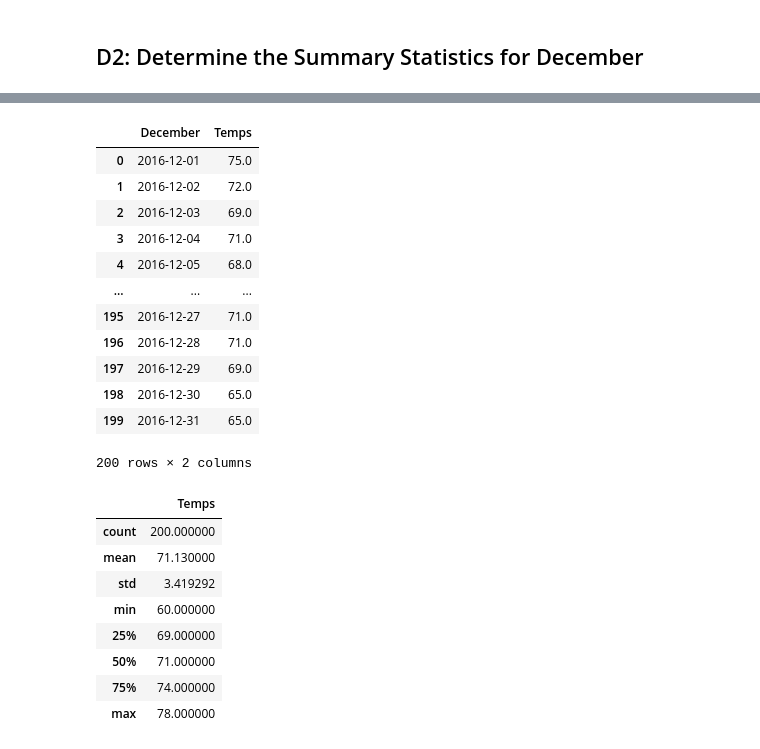
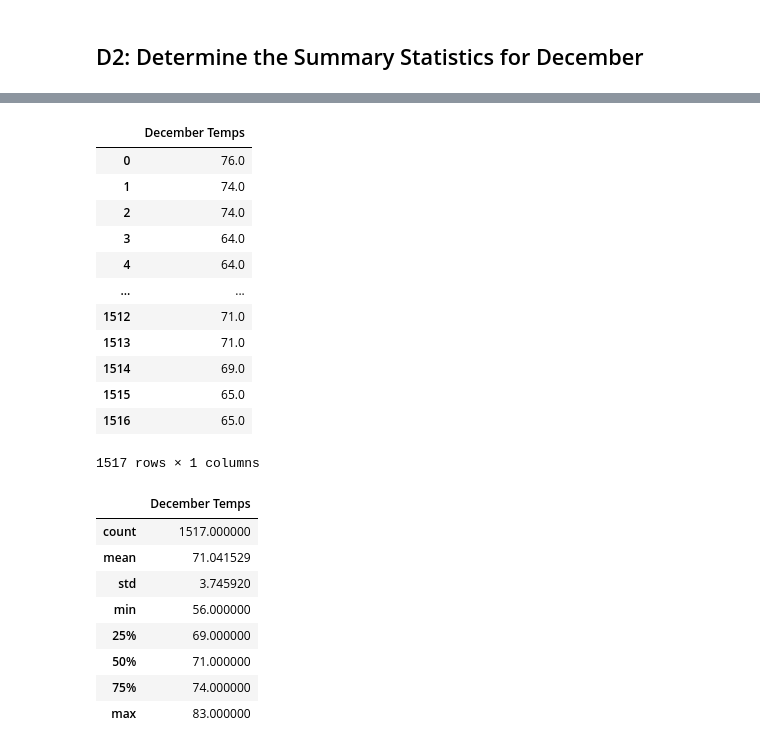
Before and after one commit to SamvsP4K/surfs_up, a Jupyter notebook: Assignment/SurfsUp_Challenge.ipynb, the cells around one changed output, grey strips where cells are left out. Saved outputs shown, nothing was run; the diff lists cells and outputs as text; code cells hidden in the pictures.

```diff
--- a/Assignment/SurfsUp_Challenge.ipynb
+++ b/Assignment/SurfsUp_Challenge.ipynb
@@ -100,8 +94,4 @@ df.describe()
 ## D2: Determine the Summary Statistics for December
 # %%
 # 6. Write a query that filters the Measurement table to retrieve the temperatures for the month of December.
-startDate = datetime.date(2016,12,1)
-endDate = datetime.date(2016,12,31)
-
-results = session.query(Measurement.date,Measurement.tobs).filter(Measurement.date >= startDate, Measurement.date <= endDate).all()
-results
+dec_temps = session.query(Measurement).filter(extract('month', Measurement.date) == 12)
@@ -126,5 +98,5 @@ results
 # %%
 # 7. Convert the December temperatures to a list.
-results_type = type(results)
-results_type
+dec_temps_list = [temp.tobs for temp in dec_temps]
+dec_temps_list
 # %% [output]
@@ -132,33 +120,34 @@ list
 # %%
 # 8. Create a DataFrame from the list of temperatures for the month of December.
-df_December = pd.DataFrame(results,columns=["December","Temps"])
-df_December
+dec_df = pd.DataFrame(dec_temps_list,columns=['December Temps'])
+dec_df
 # %% [output]
-|  | December | Temps |
-| 0 | 2016-12-01 | 75.0 |
-| 1 | 2016-12-02 | 72.0 |
-| 2 | 2016-12-03 | 69.0 |
-| 3 | 2016-12-04 | 71.0 |
-| 4 | 2016-12-05 | 68.0 |
-| ... | ... | ... |
-| 195 | 2016-12-27 | 71.0 |
-| 196 | 2016-12-28 | 71.0 |
-| 197 | 2016-12-29 | 69.0 |
-| 198 | 2016-12-30 | 65.0 |
-| 199 | 2016-12-31 | 65.0 |
+|  | December Temps |
+| 0 | 76.0 |
+| 1 | 74.0 |
+| 2 | 74.0 |
+| 3 | 64.0 |
+| 4 | 64.0 |
+| ... | ... |
+| 1512 | 71.0 |
+| 1513 | 71.0 |
+| 1514 | 69.0 |
+| 1515 | 65.0 |
+| 1516 | 65.0 |
-200 rows × 2 columns
+1517 rows × 1 columns
 # %%
 # 9. Calculate and print out the summary statistics for the Decemeber temperature DataFrame.
-df_December.describe()
+#df_December.describe()
+dec_df.describe()
 # %% [output]
-|  | Temps |
-| count | 200.000000 |
-| mean | 71.130000 |
-| std | 3.419292 |
-| min | 60.000000 |
+|  | December Temps |
+| count | 1517.000000 |
+| mean | 71.041529 |
+| std | 3.745920 |
+| min | 56.000000 |
 | 25% | 69.000000 |
 | 50% | 71.000000 |
 | 75% | 74.000000 |
-| max | 78.000000 |
+| max | 83.000000 |
 # %%
 # 10. Return to your challenge instructions to compare your summary statistics
```
Also changed, not shown: parts of 6 cells of this notebook.
